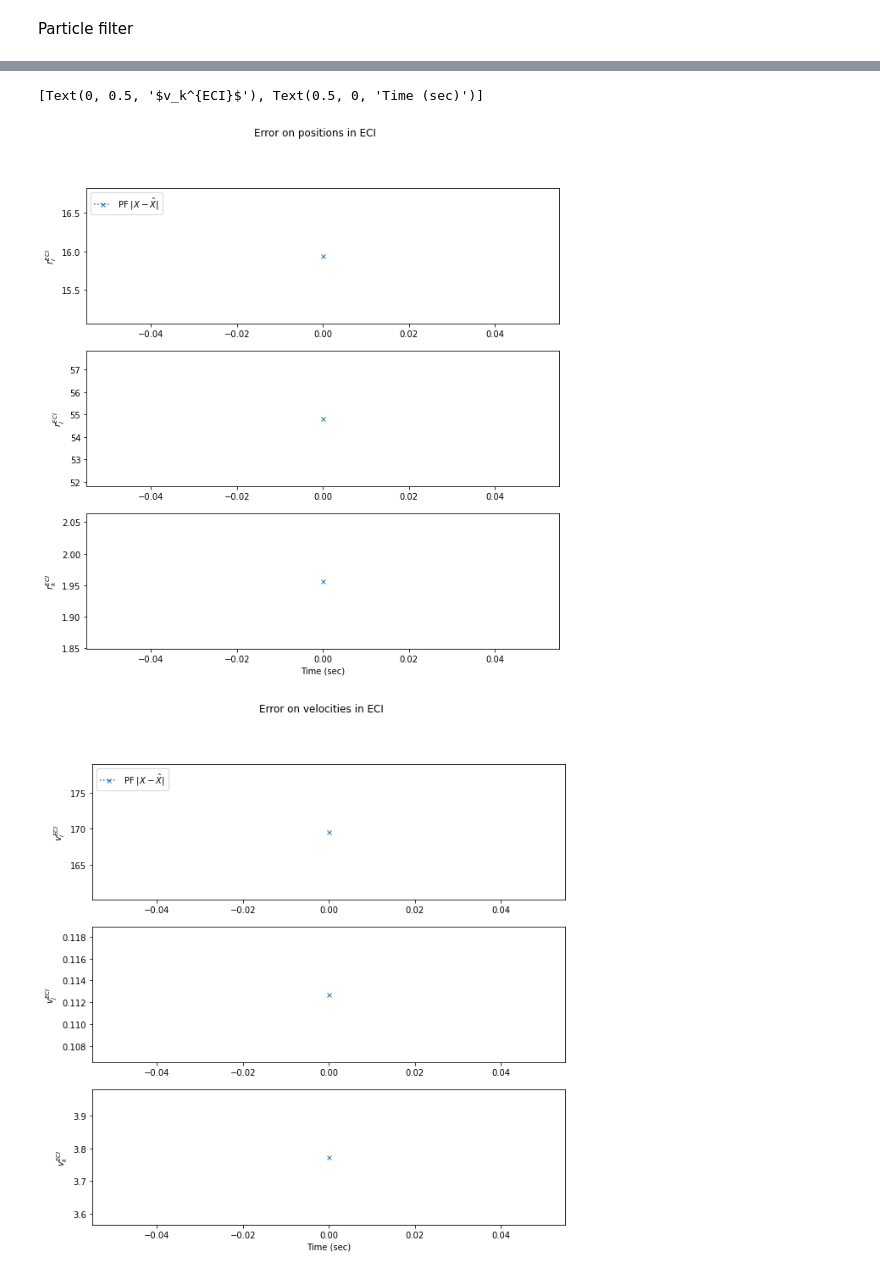
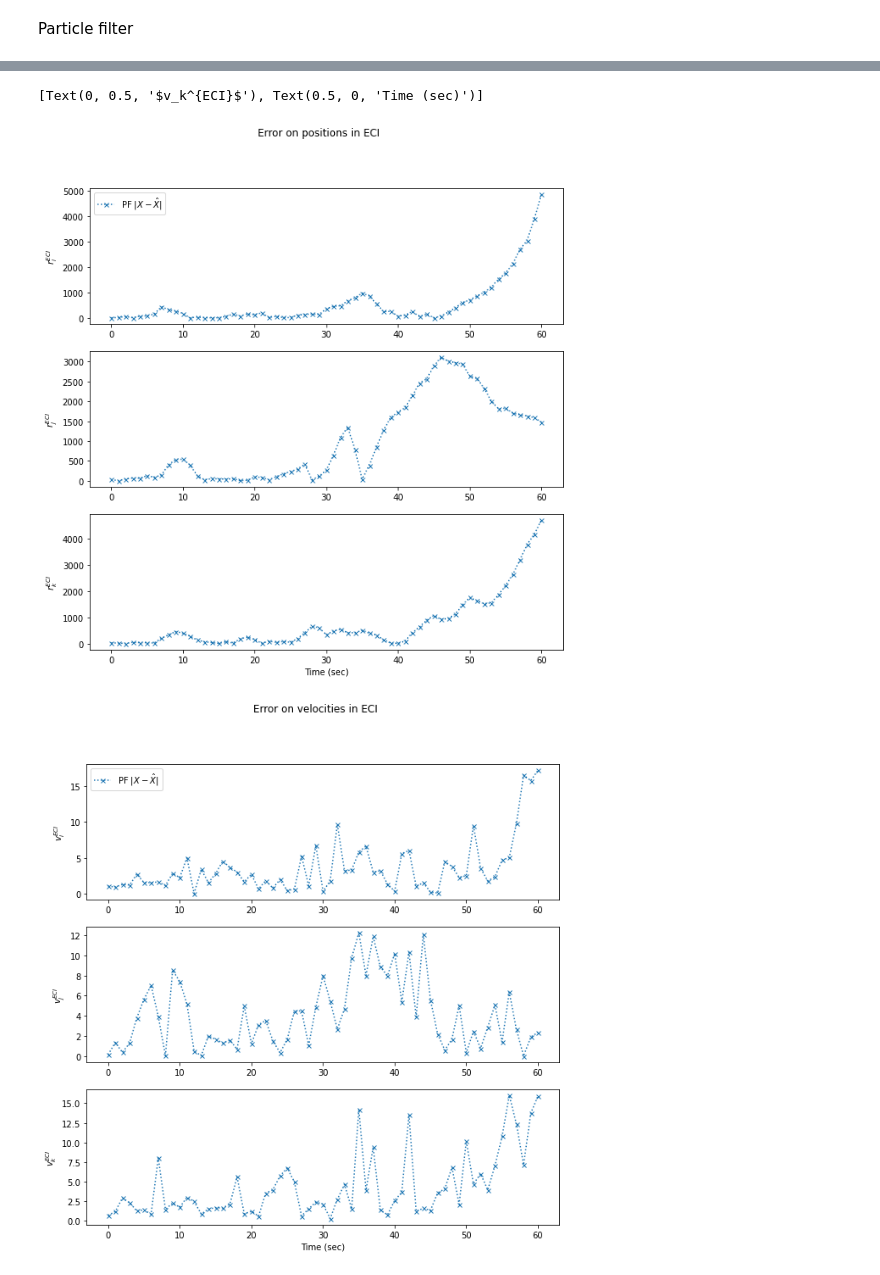
Before and after one commit to EleonoreJ/Kalman-Filtering-Orbit-Determination, a Jupyter notebook: Test Filters.ipynb, the cells around one changed output, grey strips where cells are left out. Cells and saved outputs as stored; diff of their text form; code cells hidden in the pictures.

```diff
--- a/Test Filters.ipynb
+++ b/Test Filters.ipynb
@@ -526,11 +552,11 @@ def PF(X, Y, C, mu0, Sigma0, Q, R, N, fDynamics, fMeas, JDynamics, propagator=pr
     return mu
 # %%
-N=10 ** 2
-mu = PF(X=X_kepler_noisy, Y=Y_kepler, C=C_kepler,
+N=10**3
+mu_PF = PF(X=X_kepler_noisy, Y=Y_kepler, C=C_kepler,
         mu0=mu0, Sigma0=Sigma0,
         Q=Q, R=R, N=N,
         fDynamics=keplerianDynamics,
         fMeas=g,
         JDynamics=keplerianJacobian,
         propagator=propagator
-        )
+       )
@@ -569,24 +593,24 @@ axs[2].set(xlabel="Time (sec)", ylabel="$v_k^{ECI}$")
 # %%
 fig, axs = plt.subplots(3, figsize=(10,10))
 fig.suptitle('Error on positions in ECI')
-axs[0].plot(abs(X_kepler_noisy[:,0]-mu[:,0]), ':x', ms=5, label="PF $|X-\hat{X}|$")
+axs[0].plot(abs(X_kepler_noisy[:,0]-mu_PF[:,0]), ':x', ms=5, label="PF $|X-\hat{X}|$")
 axs[0].set(ylabel="$r_i^{ECI}$")
 axs[0].legend(loc="upper left")
-axs[1].plot(abs(X_kepler_noisy[:,1]-mu[:,1]), ':x', ms=5)
+axs[1].plot(abs(X_kepler_noisy[:,1]-mu_PF[:,1]), ':x', ms=5)
 axs[1].set(ylabel="$r_j^{ECI}$")
-axs[2].plot(abs(X_kepler_noisy[:,2]-mu[:,2]), ':x', ms=5)
+axs[2].plot(abs(X_kepler_noisy[:,2]-mu_PF[:,2]), ':x', ms=5)
 axs[2].set(xlabel="Time (sec)", ylabel="$r_k^{ECI}$")
 
 fig, axs = plt.subplots(3, figsize=(10,10))
 fig.suptitle('Error on velocities in ECI')
-axs[0].plot(abs(X_kepler_noisy[:,3]-mu[:,4]), ':x', ms=5, label="PF $|X-\hat{X}|$")
+axs[0].plot(abs(X_kepler_noisy[:,3]-mu_PF[:,3]), ':x', ms=5, label="PF $|X-\hat{X}|$")
 axs[0].set(ylabel="$v_i^{ECI}$")
 axs[0].legend(loc="upper left")
-axs[1].plot(abs(X_kepler_noisy[:,4]-mu[:,4]), ':x', ms=5)
+axs[1].plot(abs(X_kepler_noisy[:,4]-mu_PF[:,4]), ':x', ms=5)
 axs[1].set(ylabel="$v_j^{ECI}$")
-axs[2].plot(abs(X_kepler_noisy[:,5]-mu[:,5]), ':x', ms=5)
+axs[2].plot(abs(X_kepler_noisy[:,5]-mu_PF[:,5]), ':x', ms=5)
 axs[2].set(xlabel="Time (sec)", ylabel="$v_k^{ECI}$")
 # %% [output]
 [Text(0, 0.5, '$v_k^{ECI}$'), Text(0.5, 0, 'Time (sec)')]
-[figure, old version]
+[figure, new version]
-[figure, old version]
+[figure, new version]
```
Also changed, not shown: parts of 8 cells of this notebook.
